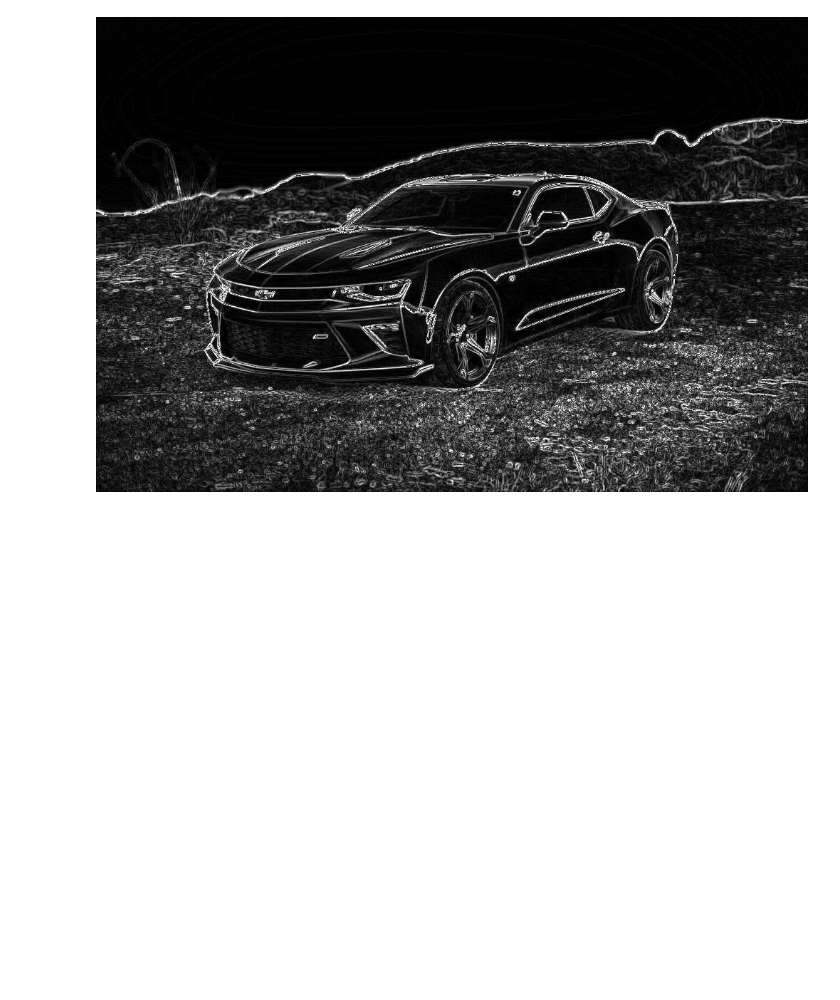
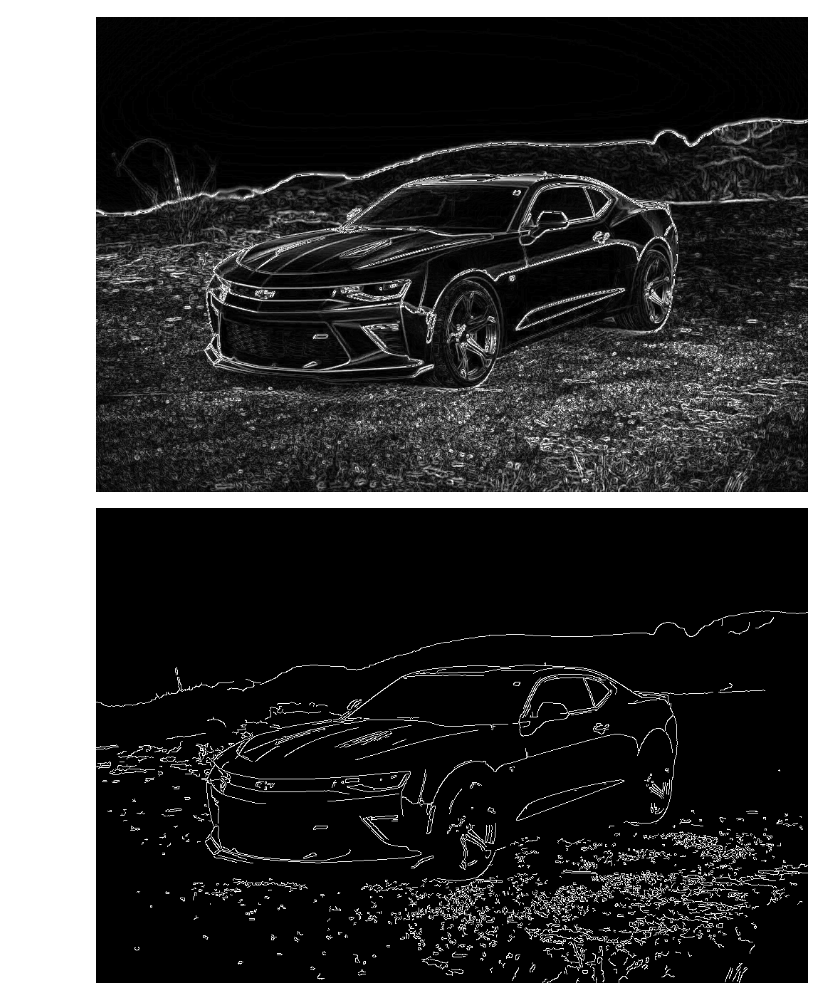
Before and after one commit to Azaharuddin786/MY-FIRST-PROJECT-786, a Jupyter notebook: IMAGE_gradient_and_EDGE_DETECTION.ipynb, the cells around one changed output. Cells and saved outputs as stored; diff of their text form; code cells hidden in the pictures; blank space fills up the shorter version.

```diff
--- a/IMAGE_gradient_and_EDGE_DETECTION.ipynb
+++ b/IMAGE_gradient_and_EDGE_DETECTION.ipynb
@@ -49,3 +49,8 @@ cv2_imshow(SobelY)
 cv2_imshow(SobelCombined)
 # %% [output]
 [figure]
+# %%
+edge = cv2.Canny(image, 100, 200)
+cv2_imshow(edge)
+# %% [output]
+[figure, added]
```
